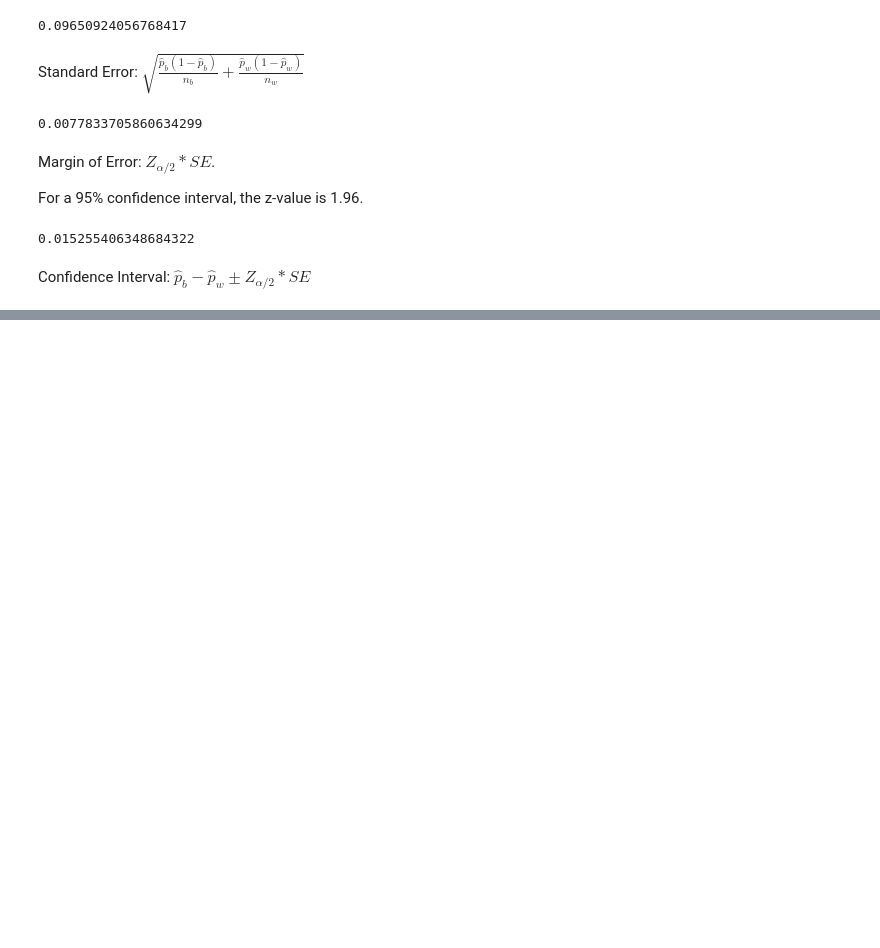
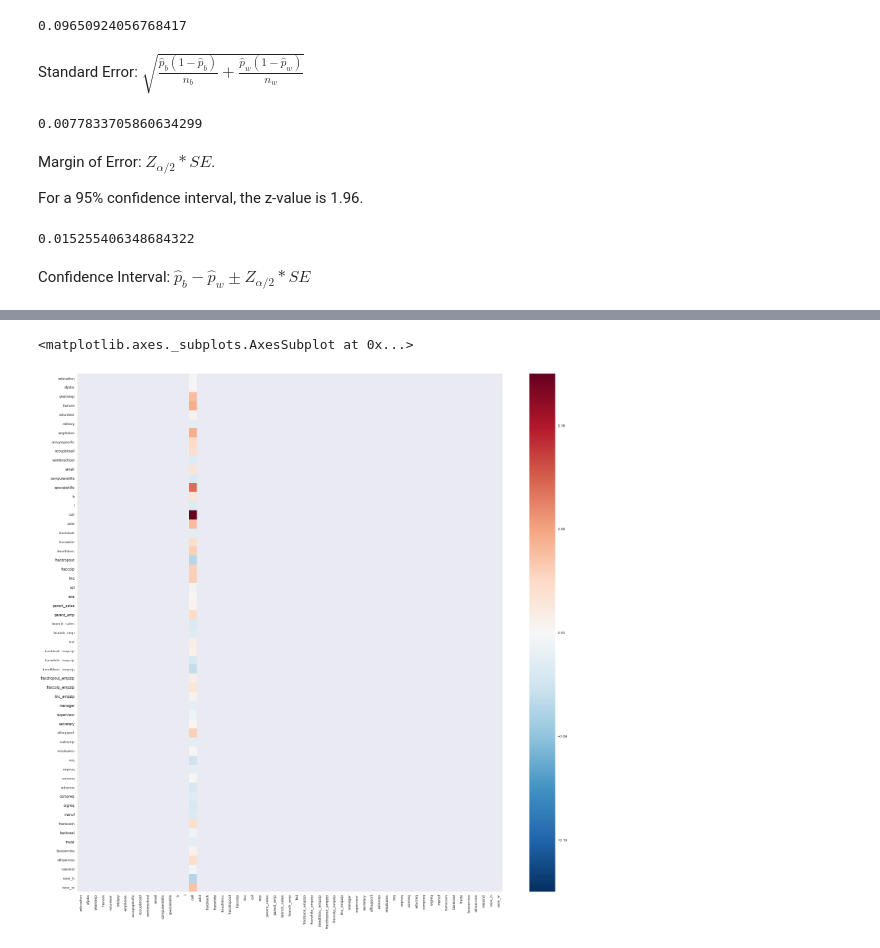
Before and after one commit to thomasdunlap/data-science-career-track, a Jupyter notebook: discrimination_analysis/sliderule_dsi_inferential_statistics_exercise_2.ipynb, the cells around one changed output, grey strips where cells are left out. Cells and saved outputs as stored; diff of their text form; code cells hidden in the pictures; blank space fills up the shorter version.

Commit message:
feat: Added corr and sns heatmap.  Need to reformat, but almost done.

```diff
--- a/discrimination_analysis/sliderule_dsi_inferential_statistics_exercise_2.ipynb
+++ b/discrimination_analysis/sliderule_dsi_inferential_statistics_exercise_2.ipynb
@@ -159 +162,5 @@ While race is a significant factor, it is not the most important factor.  More i
 In conclusion, race is a significant factor for qualified candidates, and a non-significant factor for a human being at random. Race is a significant factor for qualified candidates, but race alone won't make you qualified for the job.
+# %%
+dummy_df = pd.get_dummies(data, columns=["race"])
+pearson = dummy_df.corr()
+pearson
@@ -159,0 +223,8 @@ In conclusion, race is a significant factor for qualified candidates, and a non-
+# %%
+plt.figure(figsize=(25, 25))
+mask = np.ones_like(pearson, dtype=np.bool)
+mask[:, 15] = False
+sns.heatmap(pearson, mask=mask, vmax=.2, vmin=-.2)
+# %% [output]
+<matplotlib.axes._subplots.AxesSubplot at 0x...>
+[figure, added]
```
Also changed, not shown: parts of 11 cells of this notebook.
